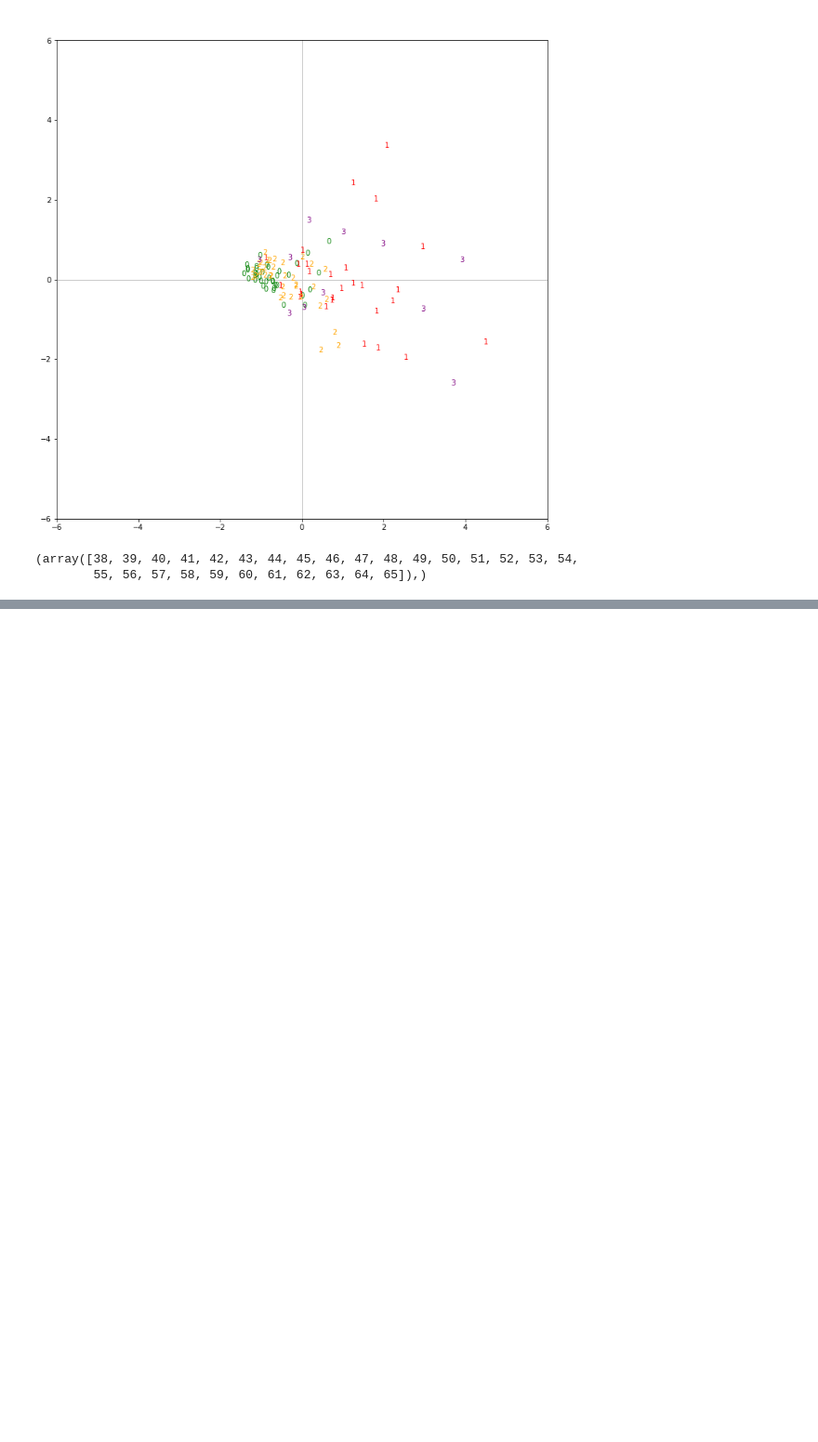
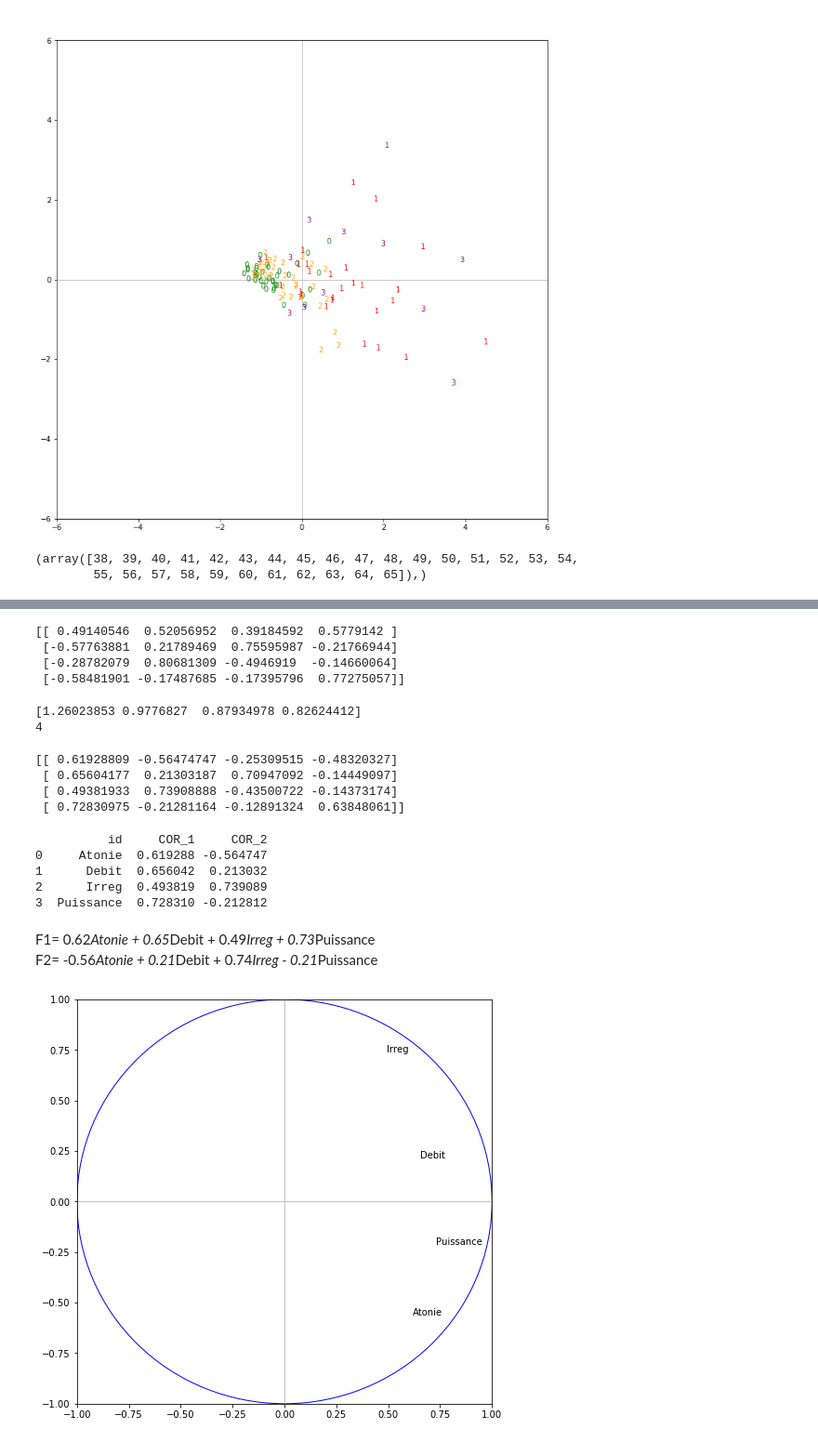
Before and after one commit to amandinebru/Projet_Parkinson, a Jupyter notebook: premier test.ipynb, the cells around one changed output, grey strips where cells are left out. Shown at 93% size. Saved outputs shown, nothing was run; the diff lists cells and outputs as text; code cells hidden in the pictures; blank space fills up the shorter version.

Commit message:
MAj avec ACP et cercle correlations

```diff
--- a/premier test.ipynb
+++ b/premier test.ipynb
@@ -355,0 +386,63 @@ np.where(data['Classe']==1)
+# %%
+# vecteurs propres pour l'analyse des variables
+#on a 4 vecteurs associés aux 4variables; ATTENTION Variables en colonnes et facteurs en ligne : on va en tenir compte
+print(acp.components_)
+# %% [output]
+[[ 0.49140546  0.52056952  0.39184592  0.5779142 ]
+ [-0.57763881  0.21789469  0.75595987 -0.21766944]
+ [-0.28782079  0.80681309 -0.4946919  -0.14660064]
+ [-0.58481901 -0.17487685 -0.17395796  0.77275057]]
+# %%
+ #racine carrée des valeurs propres
+sqrt_eigval = np.sqrt(eigval)
+print(sqrt_eigval)
+# %% [output]
+[1.26023853 0.9776827  0.87934978 0.82624412]
+4
+# %%
+#corrélation des variables avec les axes
+#p=4 var
+corvar = np.zeros((p,p))
+for k in range(p):
+    corvar[:,k] = acp.components_[k,:] * sqrt_eigval[k]
+
+#afficher la matrice des corrélations variables x facteurs
+print(corvar)
+# %% [output]
+[[ 0.61928809 -0.56474747 -0.25309515 -0.48320327]
+ [ 0.65604177  0.21303187  0.70947092 -0.14449097]
+ [ 0.49381933  0.73908888 -0.43500722 -0.14373174]
+ [ 0.72830975 -0.21281164 -0.12891324  0.63848061]]
+# %%
+#on affiche pour les deux premiers axes
+print(pd.DataFrame({'id':data[['Atonie','Debit','Irreg','Puissance']].columns,'COR_1':corvar[:,0],'COR_2':corvar[:,1]}))
+# %% [output]
+          id     COR_1     COR_2
+0     Atonie  0.619288 -0.564747
+1      Debit  0.656042  0.213032
+2      Irreg  0.493819  0.739089
+3  Puissance  0.728310 -0.212812
+# %% [markdown]
+F1= 0.62*Atonie + 0.65*Debit + 0.49*Irreg + 0.73*Puissance \
+F2= -0.56*Atonie + 0.21*Debit + 0.74*Irreg - 0.21*Puissance
+# %%
+#cercle des corrélations
+fig, axes = plt.subplots(figsize=(8,8))
+axes.set_xlim(-1,1)
+axes.set_ylim(-1,1)
+
+#affichage des étiquettes (noms des variables)
+for j in range(p):
+    plt.annotate(data[['Atonie','Debit','Irreg','Puissance']].columns[j],(corvar[j,0],corvar[j,1]))
+
+#ajouter les axes
+plt.plot([-1,1],[0,0],color='silver',linestyle='-',linewidth=1)
+plt.plot([0,0],[-1,1],color='silver',linestyle='-',linewidth=1)
+
+#ajouter un cercle
+cercle = plt.Circle((0,0),1,color='blue',fill=False)
+axes.add_artist(cercle)
+
+plt.show()
+# %% [output]
+[figure, added]
```
Also changed, not shown: parts of 10 cells of this notebook.
